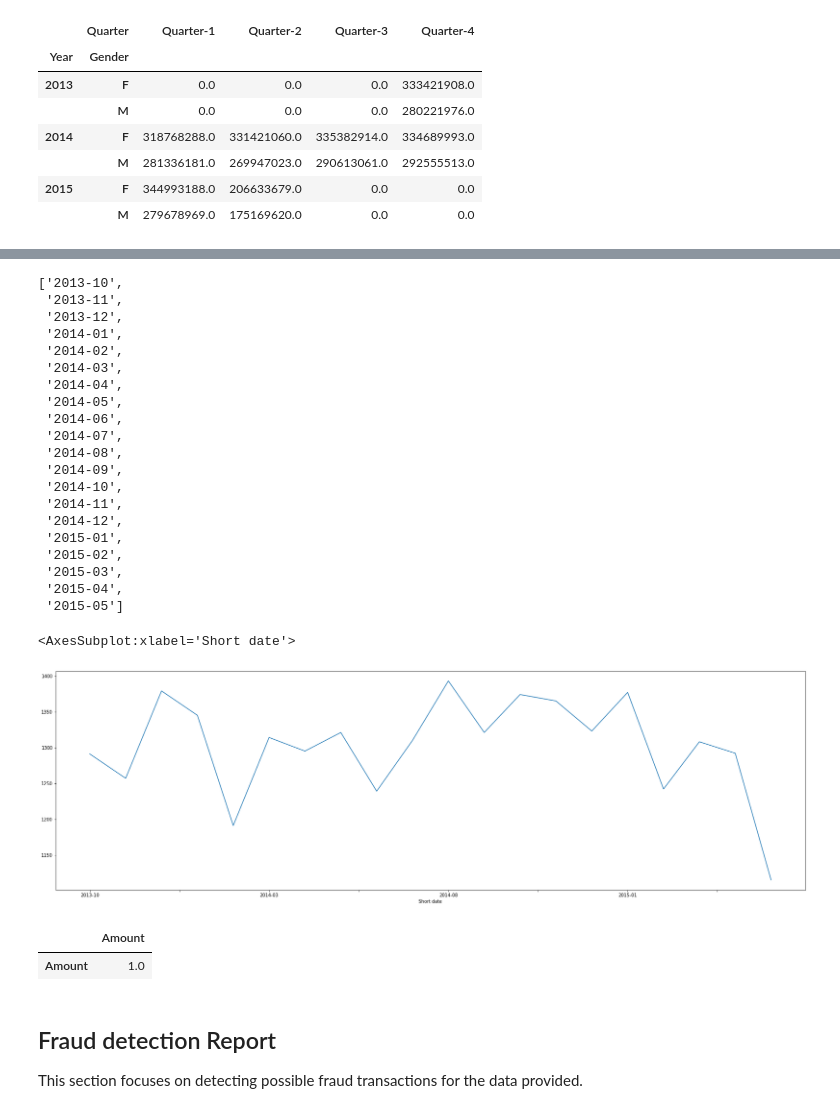
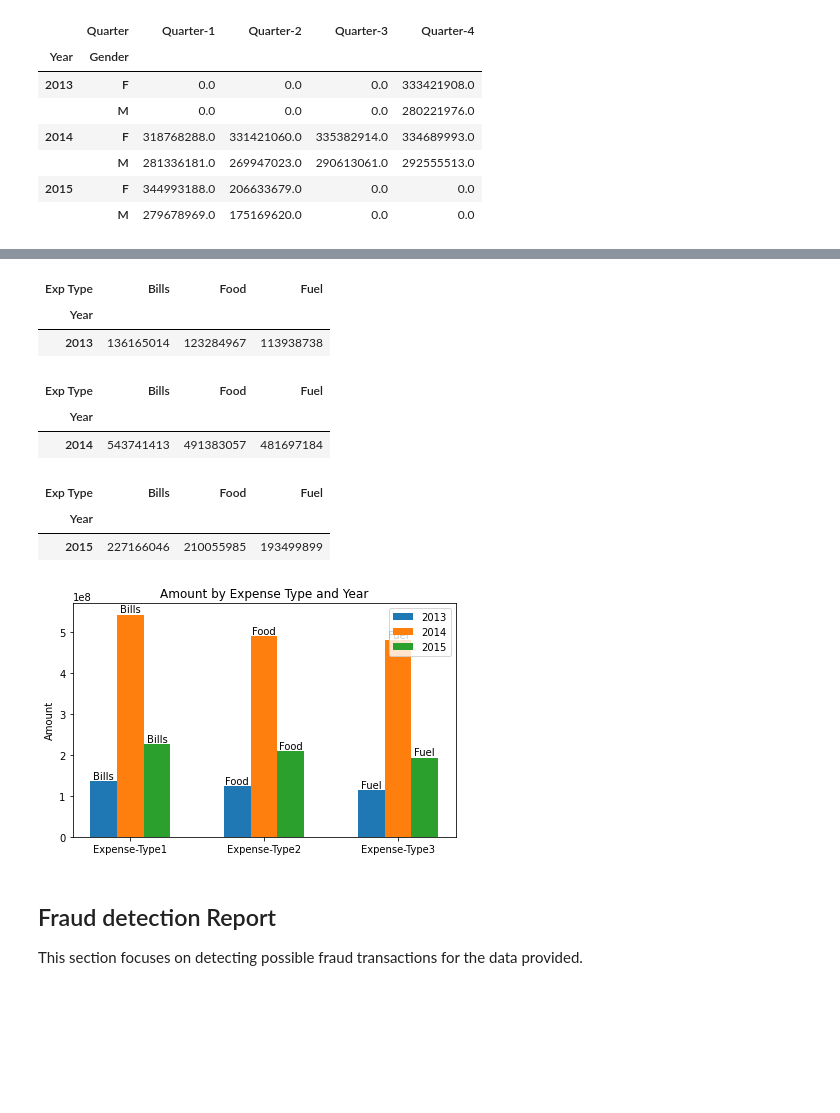
Before and after one commit to LaloLoop/prog8420-egs-solutions, a Jupyter notebook: bank-transactions-analysis/bank-transaction.ipynb, the cells around one changed output, grey strips where cells are left out. Drawn from its saved outputs; the diff is of its cells as text; code cells hidden in the pictures; blank space fills up the shorter version.

```diff
--- a/bank-transactions-analysis/bank-transaction.ipynb
+++ b/bank-transactions-analysis/bank-transaction.ipynb
@@ -276,39 +239,45 @@ A short analysis for the different dates is performed to identify which unique v
-# %%
-bank_data['Short date'] = pd.to_datetime(bank_data["Date"]).dt.strftime('%Y-%m')
-# %%
-sorted(bank_data['Short date'].unique())
-# %% [output]
-['2013-10',
- '2013-11',
- '2013-12',
- '2014-01',
- '2014-02',
- '2014-03',
- '2014-04',
- '2014-05',
- '2014-06',
- '2014-07',
- '2014-08',
- '2014-09',
- '2014-10',
- '2014-11',
- '2014-12',
- '2015-01',
- '2015-02',
- '2015-03',
- '2015-04',
- '2015-05']
-# %%
-pyplot.figure(figsize=(30,9))
-bank_data.value_counts('Short date', sort=False).plot()
-# %% [output]
-<AxesSubplot:xlabel='Short date'>
-[figure, removed]
-# %%
-bank_data.corr()
-# %% [output]
-|  | Amount |
-| Amount | 1.0 |
+# %%
+N = 3
+x = np.arange(N)
+width = 0.20
+
+labels = [f"Expense-Type{i}" for i in range(1, N+1)]
+fig, ax = plt.subplots()
+
+for idx, year in enumerate(sorted(bank_data['Year'].unique()), start=-1):
+    data = bank_data[bank_data['Year'] == year].groupby(by=['Year', 'Exp Type']).agg({'Amount': 'sum'}).sort_values(by='Amount', ascending=False).head(N)
+
+    org_columns = list(map(lambda c: c[1], data.index.values))
+    display(data.pivot_table('Amount', ['Year'], 'Exp Type')[org_columns])
+
+    rects = ax.bar(x + (idx*width), data['Amount'], width, label=year)
+
+    for rect, label in zip(rects, data.index.values):
+        height = rect.get_height()
+        ax.text(
+            rect.get_x() + rect.get_width() / 2, height + 5, label[1], ha="center", va="bottom"
+        )
+
+# Add some text for labels, title and custom x-axis tick labels, etc.
+ax.set_ylabel('Amount')
+ax.set_title('Amount by Expense Type and Year')
+ax.set_xticks(x, labels)
+ax.legend()
+
+fig.tight_layout()
+
+plt.show()
+# %% [output]
+| Exp Type | Bills | Food | Fuel |
+| Year |  |  |  |
+| 2013 | 136165014 | 123284967 | 113938738 |
+| Exp Type | Bills | Food | Fuel |
+| Year |  |  |  |
+| 2014 | 543741413 | 491383057 | 481697184 |
+| Exp Type | Bills | Food | Fuel |
+| Year |  |  |  |
+| 2015 | 227166046 | 210055985 | 193499899 |
+[figure, added]
 # %% [markdown]
 ## Fraud detection Report
 This section focuses on detecting possible fraud transactions for the data provided.
```
Also changed, not shown: parts of 22 cells of this notebook.
